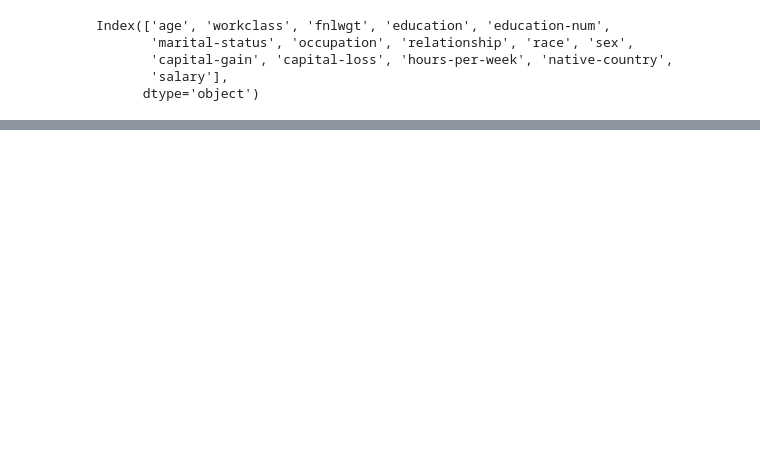
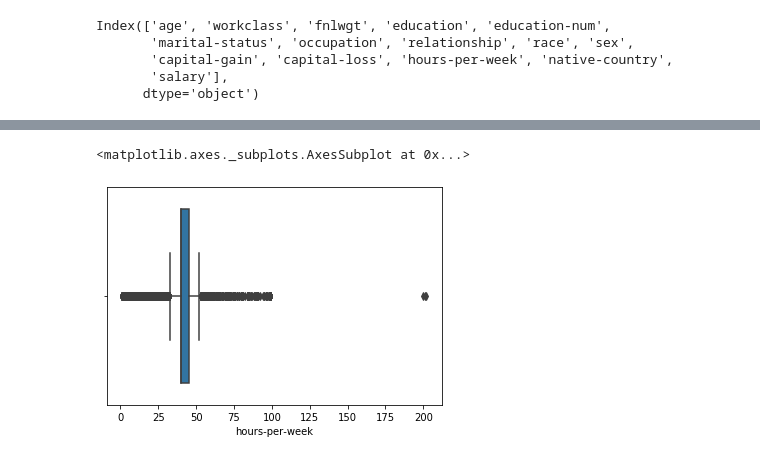
Before and after one commit to Arx1971/Predict-Person-Yearly-Salary, a Jupyter notebook: FinalProject_Spring2020.ipynb, the cells around one changed output, grey strips where cells are left out. Drawn from its saved outputs; the diff is of its cells as text; code cells hidden in the pictures; blank space fills up the shorter version.

```diff
--- a/FinalProject_Spring2020.ipynb
+++ b/FinalProject_Spring2020.ipynb
@@ -145,0 +160,5 @@ TypeError: unsupported operand type(s) for /: 'str' and 'int'
+# %%
+sns.boxplot(df['hours-per-week'])
+# %% [output]
+<matplotlib.axes._subplots.AxesSubplot at 0x...>
+[figure, added]
```
Also changed, not shown: parts of 10 cells of this notebook.
